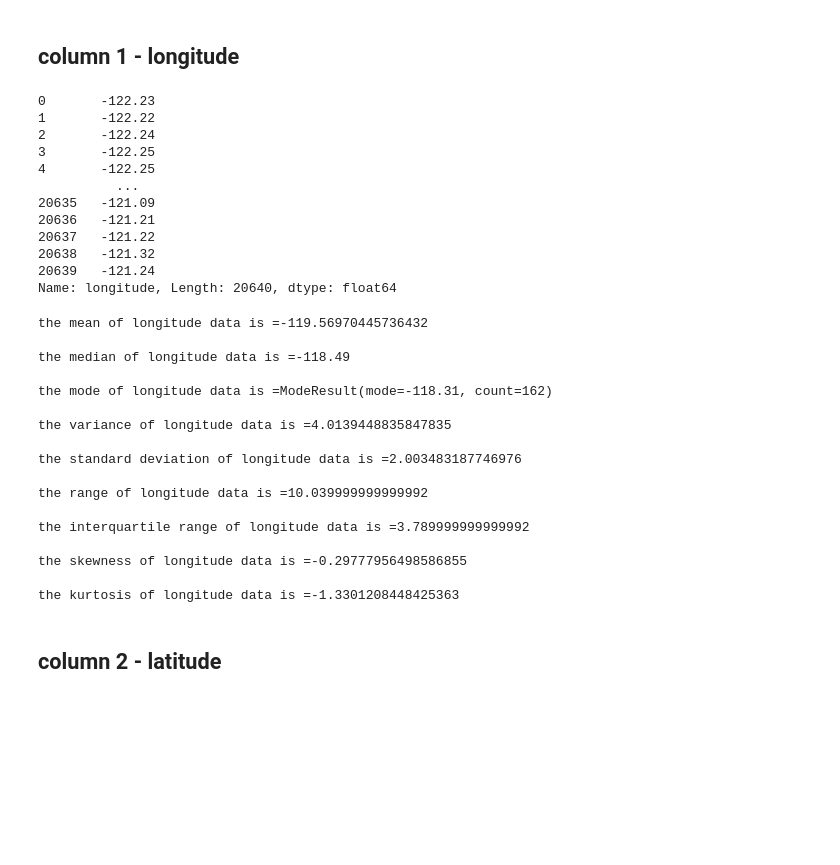
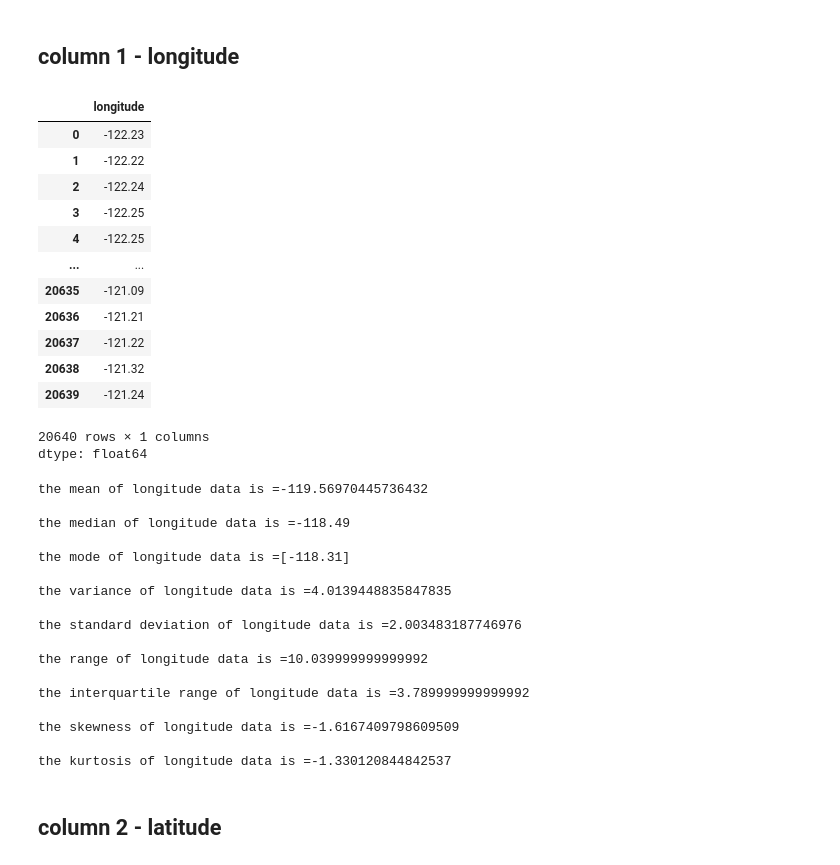
Before and after one commit to 2303A52012/2024-Stat-ML-Assignments, a Jupyter notebook: 2303A52012(SML)Assignment1.ipynb, the cells around one changed output. Drawn from its saved outputs; the diff is of its cells as text; code cells hidden in the pictures; blank space fills up the shorter version.

```diff
--- a/2303A52012(SML)Assignment1.ipynb
+++ b/2303A52012(SML)Assignment1.ipynb
@@ -158,36 +192,39 @@ data
 # %% [markdown]
 ## column 1 - longitude
 # %%
-print(data['longitude'])
+longitude = data['longitude']
+longitude
 # %% [output]
+|  | longitude |
+| 0 | -122.23 |
+| 1 | -122.22 |
+| 2 | -122.24 |
+| 3 | -122.25 |
+| 4 | -122.25 |
+| ... | ... |
+| 20635 | -121.09 |
+| 20636 | -121.21 |
+| 20637 | -121.22 |
+| 20638 | -121.32 |
+| 20639 | -121.24 |
-0       -122.23
-1       -122.22
-2       -122.24
-3       -122.25
-4       -122.25
-          ...
-20635   -121.09
-20636   -121.21
-20637   -121.22
-20638   -121.32
-20639   -121.24
-Name: longitude, Length: 20640, dtype: float64
+20640 rows × 1 columns
+dtype: float64
 # %%
-print(f"the mean of longitude data is ={np.mean(data['longitude'])}\n")
-print(f"the median of longitude data is ={np.median(data['longitude'])}\n")
-print(f"the mode of longitude data is ={stats.mode(data['longitude'])}\n")
-print(f"the variance of longitude data is ={np.var(data['longitude'])}\n")
-print(f"the standard deviation of longitude data is ={np.std(data['longitude'])}\n")
+print(f"the mean of longitude data is ={np.mean(longitude)}\n")
+print(f"the median of longitude data is ={np.median(longitude)}\n")
+print(f"the mode of longitude data is ={mode(longitude)}\n")
+print(f"the variance of longitude data is ={np.var(longitude)}\n")
+print(f"the standard deviation of longitude data is ={np.std(longitude)}\n")
 print(f"the range of longitude data is ={np.max(data['longitude'])-np.min(data['longitude'])}\n")
-print(f"the interquartile range of longitude data is ={stats.iqr(data['longitude'])}\n")
-print(f"the skewness of longitude data is ={stats.skew(data['longitude'])}\n")
-print(f"the kurtosis of longitude data is ={stats.kurtosis(data['longitude'])}\n")
+print(f"the interquartile range of longitude data is ={iqr(longitude)}\n")
+print(f"the skewness of longitude data is ={skewness(longitude)}\n")
+print(f"the kurtosis of longitude data is ={kurtosis(longitude)}\n")
 # %% [output]
 the mean of longitude data is =-119.56970445736432
 
 the median of longitude data is =-118.49
 
-the mode of longitude data is =ModeResult(mode=-118.31, count=162)
+the mode of longitude data is =[-118.31]
 
 the variance of longitude data is =4.0139448835847835
 
@@ -197,9 +234,9 @@ the range of longitude data is =10.039999999999992
 
 the interquartile range of longitude data is =3.789999999999992
 
-the skewness of longitude data is =-0.29777956498586855
+the skewness of longitude data is =-1.6167409798609509
 
-the kurtosis of longitude data is =-1.3301208448425363
+the kurtosis of longitude data is =-1.330120844842537
 # %% [markdown]
 ## column 2 - latitude
 # %%
```
Also changed, not shown: parts of 21 cells of this notebook.
